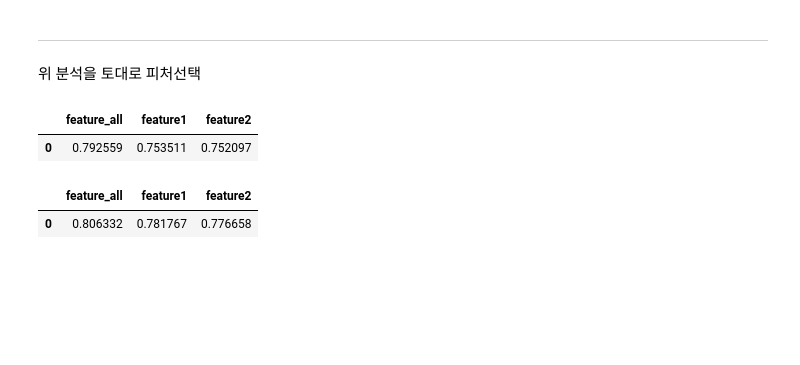
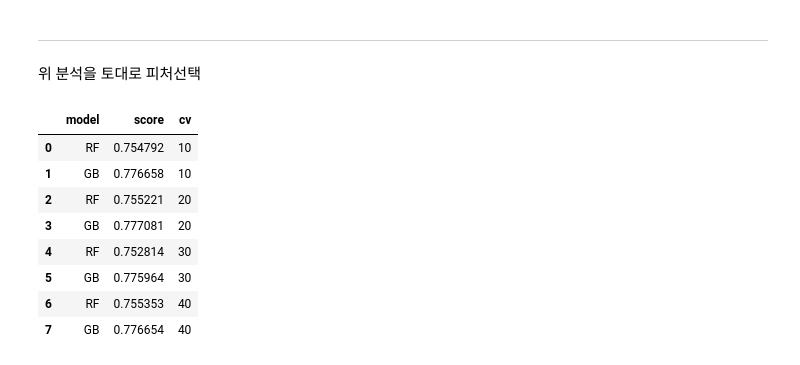
Before and after one commit to PingPingE/Kaggle-Telco_customer_churn, a Jupyter notebook: telco-customer-churn.ipynb, the cells around one changed output. Saved outputs shown, nothing was run; the diff lists cells and outputs as text; code cells hidden in the pictures; blank space fills up the shorter version.

```diff
--- a/telco-customer-churn.ipynb
+++ b/telco-customer-churn.ipynb
@@ -652,10 +695,0 @@ score_gb_feature2 = cross_val_score(gb_clf,main_df[feature2],main_df['Churn'],cv
-# %%
-pd.DataFrame([score_rf_featureAll,score_rf_feature1,score_rf_feature2],index=['feature_all','feature1', 'feature2']).transpose()
-# %% [output]
-|  | feature_all | feature1 | feature2 |
-| 0 | 0.792559 | 0.753511 | 0.752097 |
-# %%
-pd.DataFrame([score_gb_featureAll,score_gb_feature1,score_gb_feature2], index =['feature_all','feature1', 'feature2']).transpose()
-# %% [output]
-|  | feature_all | feature1 | feature2 |
-| 0 | 0.806332 | 0.781767 | 0.776658 |
@@ -661,0 +703,12 @@ pd.DataFrame([score_gb_featureAll,score_gb_feature1,score_gb_feature2], index =[
+# %%
+score_df
+# %% [output]
+|  | model | score | cv |
+| 0 | RF | 0.754792 | 10 |
+| 1 | GB | 0.776658 | 10 |
+| 2 | RF | 0.755221 | 20 |
+| 3 | GB | 0.777081 | 20 |
+| 4 | RF | 0.752814 | 30 |
+| 5 | GB | 0.775964 | 30 |
+| 6 | RF | 0.755353 | 40 |
+| 7 | GB | 0.776654 | 40 |
```
Also changed, not shown: parts of 18 cells of this notebook.
